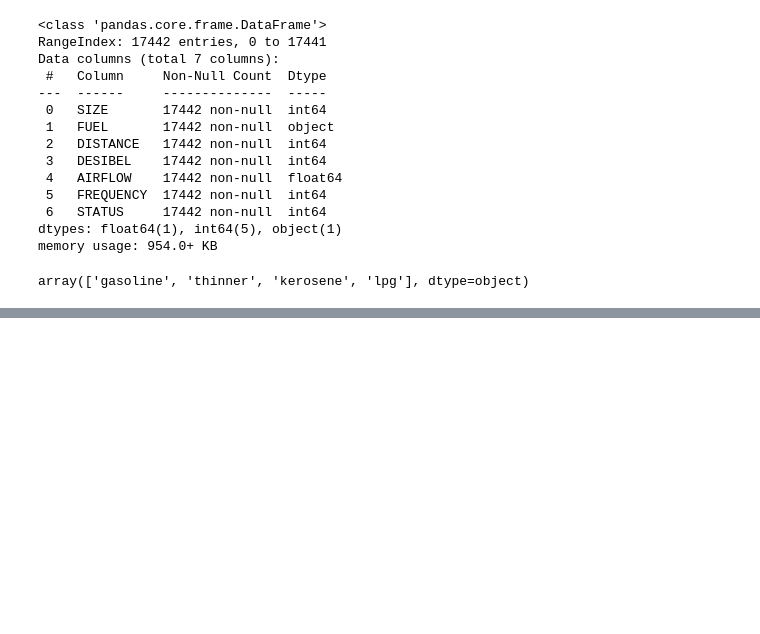
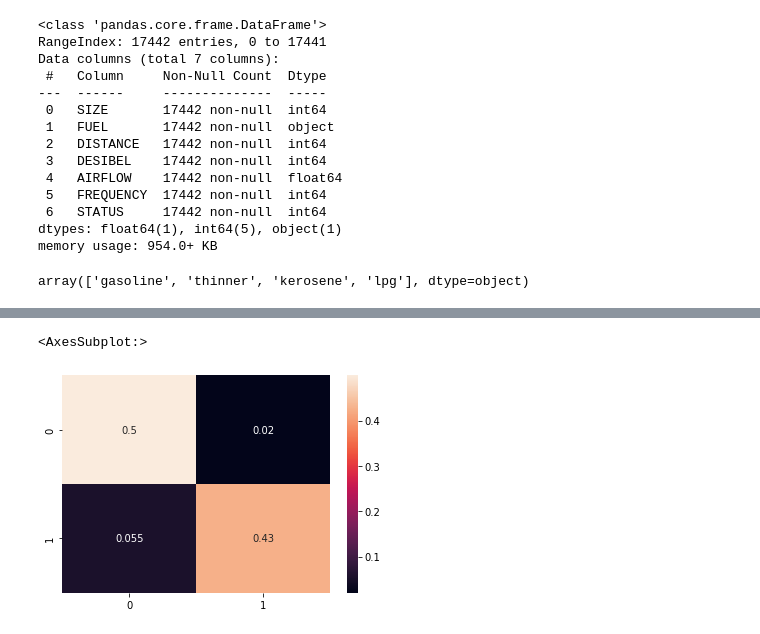
Before and after one commit to Braddock511/Machine-Learning-Practice, a Jupyter notebook: AcousticExtinguisherFire/main.ipynb, the cells around one changed output, grey strips where cells are left out. Cells and saved outputs as stored; diff of their text form; code cells hidden in the pictures; blank space fills up the shorter version.

```diff
--- a/AcousticExtinguisherFire/main.ipynb
+++ b/AcousticExtinguisherFire/main.ipynb
@@ -93,0 +96,13 @@ plt.gca().set_ylim(0,1)
+# %%
+from sklearn.metrics import confusion_matrix
+import seaborn as sns
+
+y_true = np.array(y_test).reshape([len(y_test), 1])
+y_pred = [1 if x>.5 else 0 for x in model.predict(x_test)]
+
+cm = confusion_matrix(y_true, y_pred)
+
+sns.heatmap(cm/np.sum(cm), annot=True)
+# %% [output]
+<AxesSubplot:>
+[figure, added]
```
Also changed, not shown: parts of 5 cells of this notebook.
